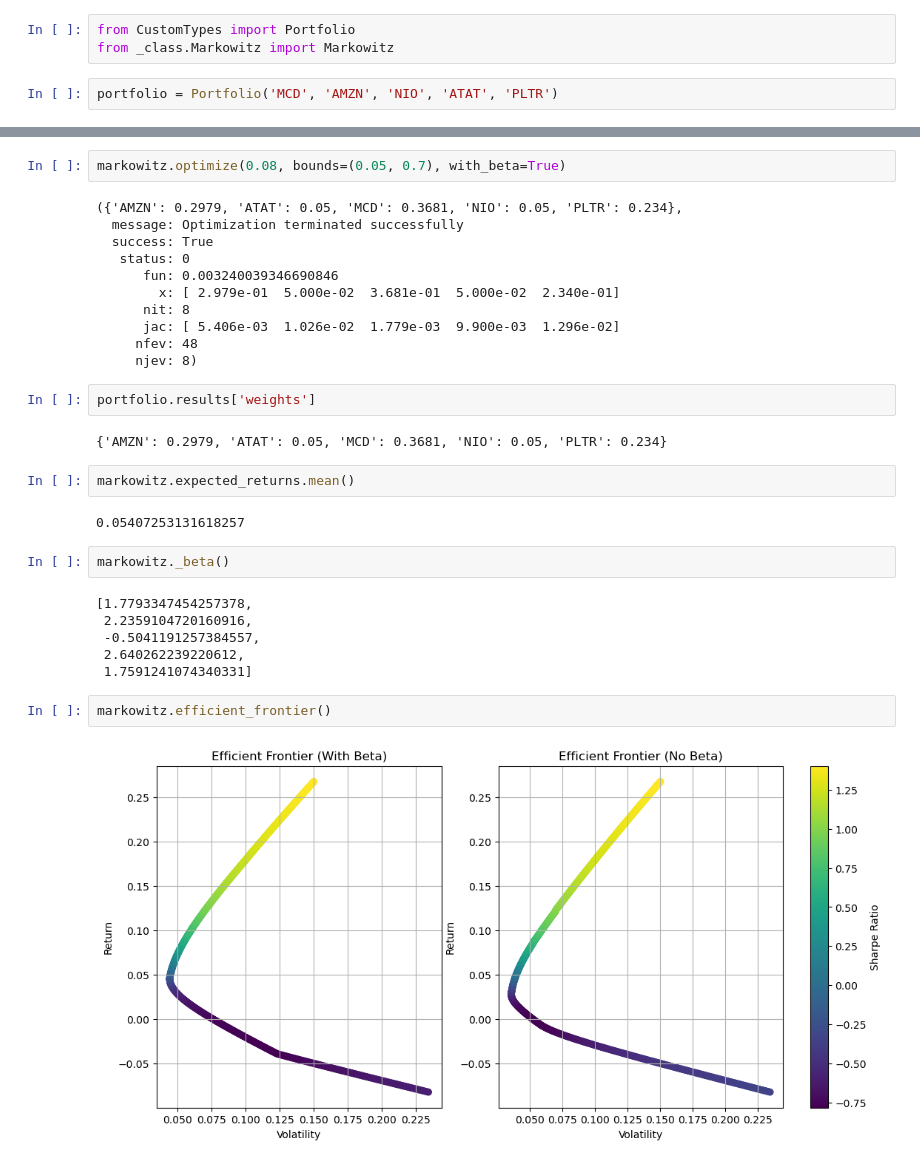
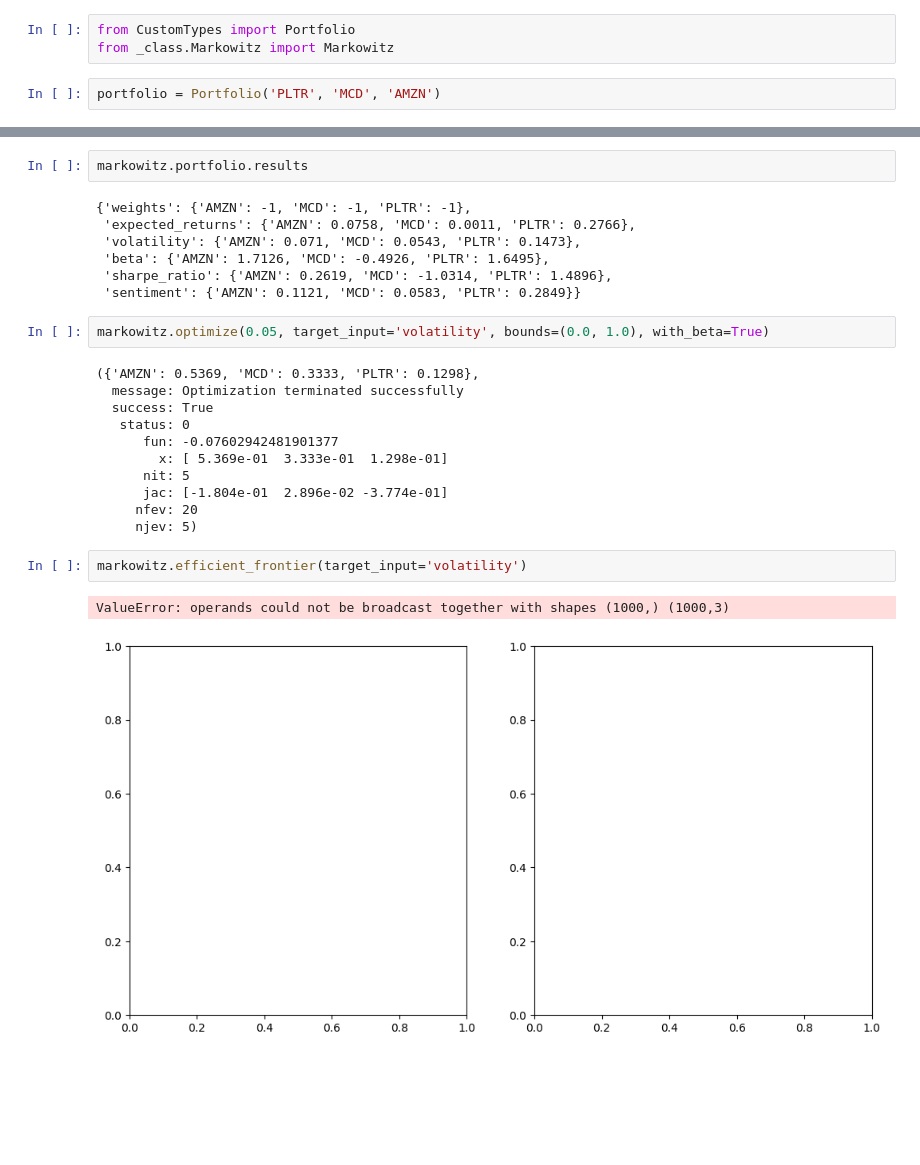
Before and after one commit to GongJr0/NeoPortfolio, a Jupyter notebook: main.ipynb, the cells around one changed output, grey strips where cells are left out. Saved outputs shown, nothing was run; the diff lists cells and outputs as text; blank space fills up the shorter version.

Commit message:
Optimization by volatility target update

```diff
--- a/main.ipynb
+++ b/main.ipynb
@@ -2,4 +2,4 @@
 from CustomTypes import Portfolio
 from _class.Markowitz import Markowitz
 # %%
-portfolio = Portfolio('MCD', 'AMZN', 'NIO', 'ATAT', 'PLTR')
+portfolio = Portfolio('PLTR', 'MCD', 'AMZN')
@@ -11,36 +10,30 @@ Asking to truncate to max_length but no maximum length is provided and the model
+# %%
+markowitz.portfolio.results
+# %% [output]
+{'weights': {'AMZN': -1, 'MCD': -1, 'PLTR': -1},
+ 'expected_returns': {'AMZN': 0.0758, 'MCD': 0.0011, 'PLTR': 0.2766},
+ 'volatility': {'AMZN': 0.071, 'MCD': 0.0543, 'PLTR': 0.1473},
+ 'beta': {'AMZN': 1.7126, 'MCD': -0.4926, 'PLTR': 1.6495},
+ 'sharpe_ratio': {'AMZN': 0.2619, 'MCD': -1.0314, 'PLTR': 1.4896},
+ 'sentiment': {'AMZN': 0.1121, 'MCD': 0.0583, 'PLTR': 0.2849}}
 # %%
-markowitz.optimize(0.08, bounds=(0.05, 0.7), with_beta=True)
+markowitz.optimize(0.05, target_input='volatility', bounds=(0.0, 1.0), with_beta=True)
 # %% [output]
-({'AMZN': 0.2979, 'ATAT': 0.05, 'MCD': 0.3681, 'NIO': 0.05, 'PLTR': 0.234},
+({'AMZN': 0.5369, 'MCD': 0.3333, 'PLTR': 0.1298},
   message: Optimization terminated successfully
   success: True
    status: 0
-      fun: 0.003240039346690846
-        x: [ 2.979e-01  5.000e-02  3.681e-01  5.000e-02  2.340e-01]
-      nit: 8
-      jac: [ 5.406e-03  1.026e-02  1.779e-03  9.900e-03  1.296e-02]
-     nfev: 48
-     njev: 8)
+      fun: -0.07602942481901377
+        x: [ 5.369e-01  3.333e-01  1.298e-01]
+      nit: 5
+      jac: [-1.804e-01  2.896e-02 -3.774e-01]
+     nfev: 20
+     njev: 5)
-# %%
-portfolio.results['weights']
-# %% [output]
-{'AMZN': 0.2979, 'ATAT': 0.05, 'MCD': 0.3681, 'NIO': 0.05, 'PLTR': 0.234}
-# %%
-markowitz.expected_returns.mean()
-# %% [output]
-0.05407253131618257
-# %%
-markowitz._beta()
-# %% [output]
-[1.7793347454257378,
- 2.2359104720160916,
- -0.5041191257384557,
- 2.640262239220612,
- 1.7591241074340331]
 # %%
-markowitz.efficient_frontier()
+markowitz.efficient_frontier(target_input='volatility')
 # %% [output]
+ValueError: operands could not be broadcast together with shapes (1000,) (1000,3)
-[figure, old version]
+[figure, new version]
 # %%
 portfolio.optimum_portfolio_info
 portfolio.results
```
Also changed, not shown: parts of 3 cells of this notebook, 6 other files.
